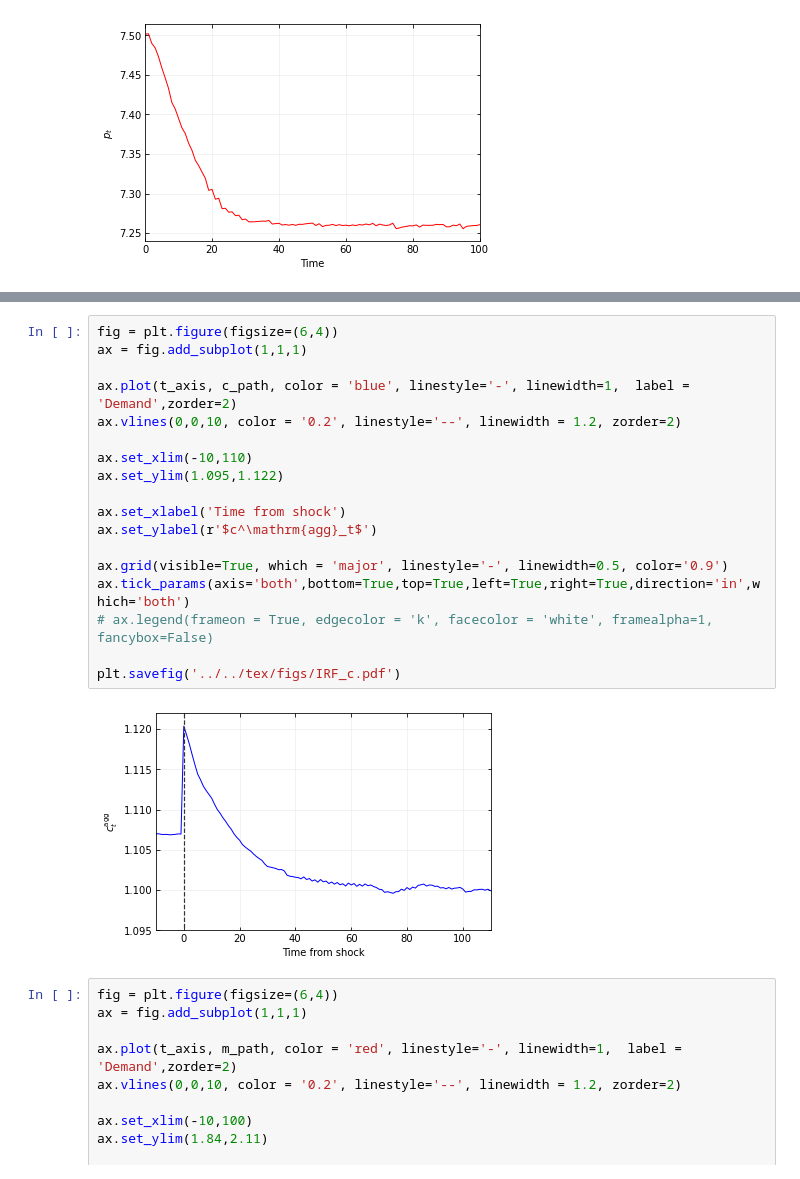
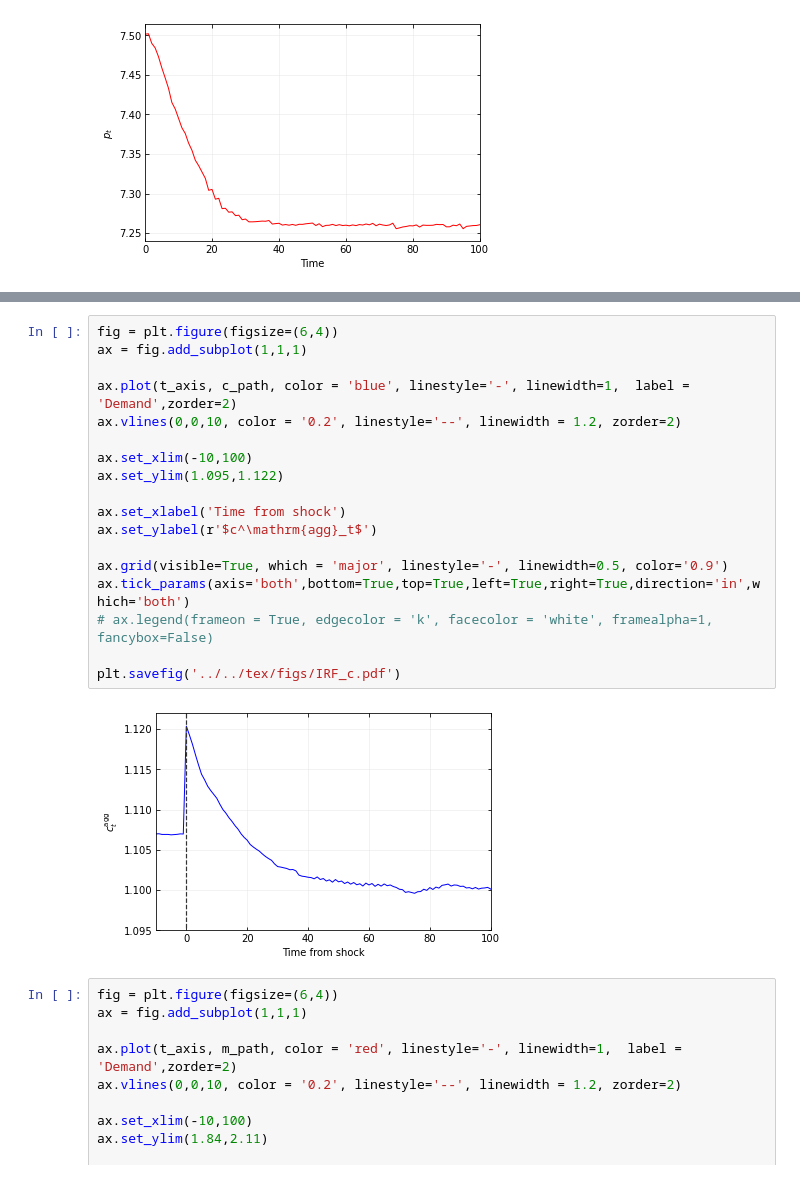
Before and after one commit to madsankern/MA_thesis, a Jupyter notebook: 01 - Transition.ipynb, the cells around one changed output, grey strips where cells are left out. Saved outputs shown, nothing was run; the diff lists cells and outputs as text.

```diff
--- a/01 - Transition.ipynb
+++ b/01 - Transition.ipynb
@@ -275,23 +299,23 @@ t_axis = range(-10,200) # Time from shock
 # %%
 fig = plt.figure(figsize=(6,4))
 ax = fig.add_subplot(1,1,1)
 
 ax.plot(t_axis, c_path, color = 'blue', linestyle='-', linewidth=1,  label = 'Demand',zorder=2)
 ax.vlines(0,0,10, color = '0.2', linestyle='--', linewidth = 1.2, zorder=2)
 
-ax.set_xlim(-10,110)
+ax.set_xlim(-10,100)
 ax.set_ylim(1.095,1.122)
 
 ax.set_xlabel('Time from shock')
 ax.set_ylabel(r'$c^\mathrm{agg}_t$')
 
 ax.grid(visible=True, which = 'major', linestyle='-', linewidth=0.5, color='0.9')
 ax.tick_params(axis='both',bottom=True,top=True,left=True,right=True,direction='in',which='both')
 # ax.legend(frameon = True, edgecolor = 'k', facecolor = 'white', framealpha=1, fancybox=False)
 
 plt.savefig('../../tex/figs/IRF_c.pdf')
 # %% [output]
-[figure, old version]
+[figure, new version]
 # %%
 fig = plt.figure(figsize=(6,4))
 ax = fig.add_subplot(1,1,1)
```
Also changed, not shown: parts of 2 cells of this notebook.
